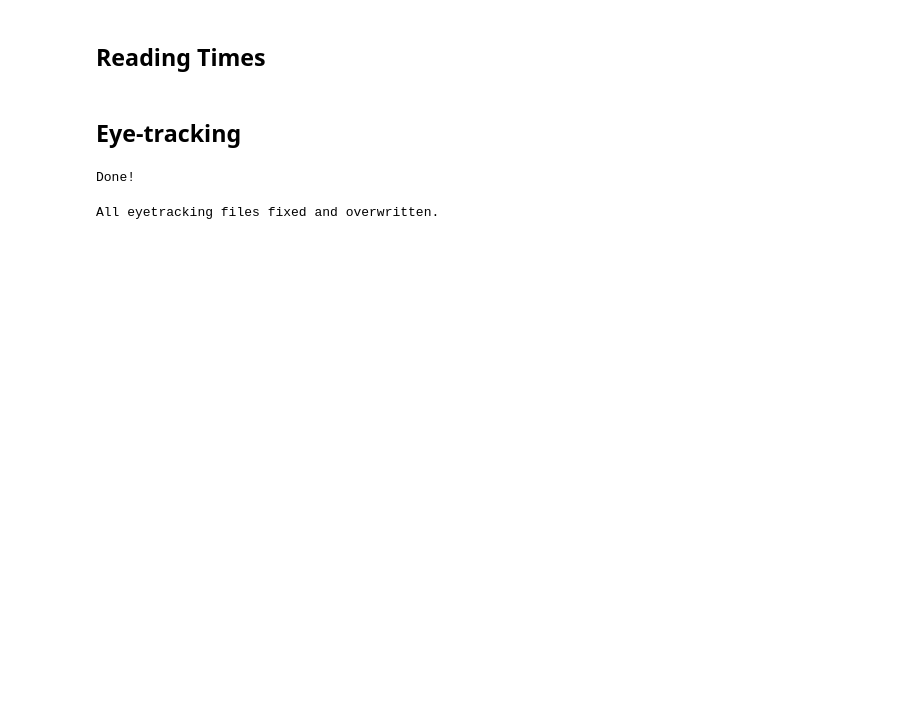
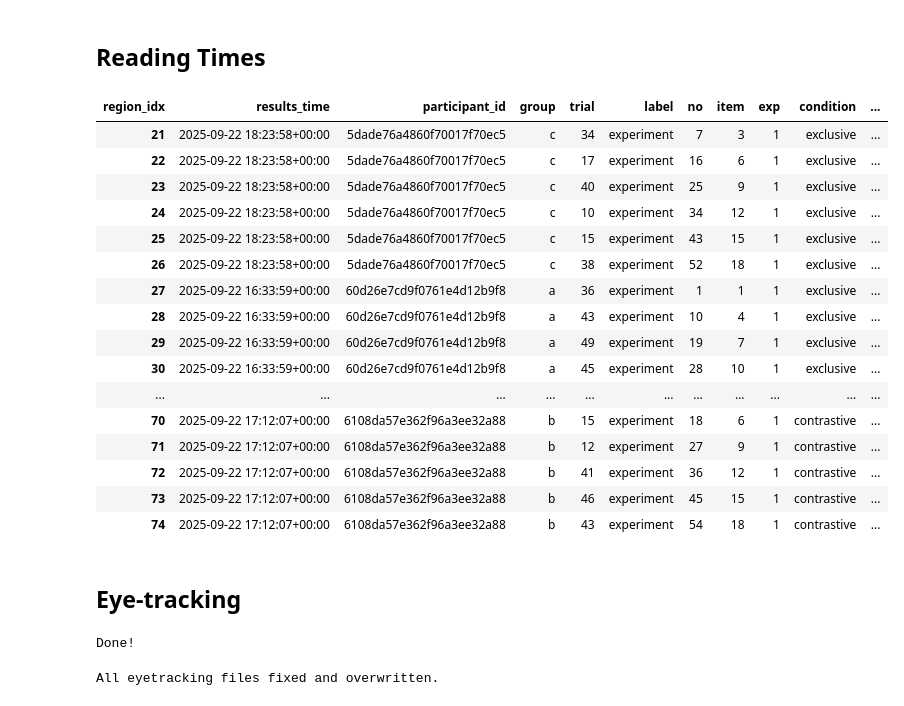
Before and after one commit to partigabor/pcibex-hun, a Jupyter notebook: results.ipynb, the cells around one changed output. Cells and saved outputs as stored; diff of their text form; code cells hidden in the pictures; blank space fills up the shorter version.

```diff
--- a/results.ipynb
+++ b/results.ipynb
@@ -434 +523,23 @@ fig.show()
+# %%
+# Remove practice and attention checks
+longform = longform[longform['exp'].astype(str).eq('1')].copy()
+longform
+# %% [output]
+| region_idx | results_time | participant_id | group | trial | label | no | item | exp | condition | ... |
+| 21 | 2025-09-22 18:23:58+00:00 | 5dade76a4860f70017f70ec5 | c | 34 | experiment | 7 | 3 | 1 | exclusive | ... |
+| 22 | 2025-09-22 18:23:58+00:00 | 5dade76a4860f70017f70ec5 | c | 17 | experiment | 16 | 6 | 1 | exclusive | ... |
+| 23 | 2025-09-22 18:23:58+00:00 | 5dade76a4860f70017f70ec5 | c | 40 | experiment | 25 | 9 | 1 | exclusive | ... |
+| 24 | 2025-09-22 18:23:58+00:00 | 5dade76a4860f70017f70ec5 | c | 10 | experiment | 34 | 12 | 1 | exclusive | ... |
+| 25 | 2025-09-22 18:23:58+00:00 | 5dade76a4860f70017f70ec5 | c | 15 | experiment | 43 | 15 | 1 | exclusive | ... |
+| 26 | 2025-09-22 18:23:58+00:00 | 5dade76a4860f70017f70ec5 | c | 38 | experiment | 52 | 18 | 1 | exclusive | ... |
+| 27 | 2025-09-22 16:33:59+00:00 | 60d26e7cd9f0761e4d12b9f8 | a | 36 | experiment | 1 | 1 | 1 | exclusive | ... |
+| 28 | 2025-09-22 16:33:59+00:00 | 60d26e7cd9f0761e4d12b9f8 | a | 43 | experiment | 10 | 4 | 1 | exclusive | ... |
+| 29 | 2025-09-22 16:33:59+00:00 | 60d26e7cd9f0761e4d12b9f8 | a | 49 | experiment | 19 | 7 | 1 | exclusive | ... |
+| 30 | 2025-09-22 16:33:59+00:00 | 60d26e7cd9f0761e4d12b9f8 | a | 45 | experiment | 28 | 10 | 1 | exclusive | ... |
+| ... | ... | ... | ... | ... | ... | ... | ... | ... | ... | ... |
+| 70 | 2025-09-22 17:12:07+00:00 | 6108da57e362f96a3ee32a88 | b | 15 | experiment | 18 | 6 | 1 | contrastive | ... |
+| 71 | 2025-09-22 17:12:07+00:00 | 6108da57e362f96a3ee32a88 | b | 12 | experiment | 27 | 9 | 1 | contrastive | ... |
+| 72 | 2025-09-22 17:12:07+00:00 | 6108da57e362f96a3ee32a88 | b | 41 | experiment | 36 | 12 | 1 | contrastive | ... |
+| 73 | 2025-09-22 17:12:07+00:00 | 6108da57e362f96a3ee32a88 | b | 46 | experiment | 45 | 15 | 1 | contrastive | ... |
+| 74 | 2025-09-22 17:12:07+00:00 | 6108da57e362f96a3ee32a88 | b | 43 | experiment | 54 | 18 | 1 | contrastive | ... |
 # %%
```
Also changed, not shown: parts of 20 cells of this notebook, 24 other files.
